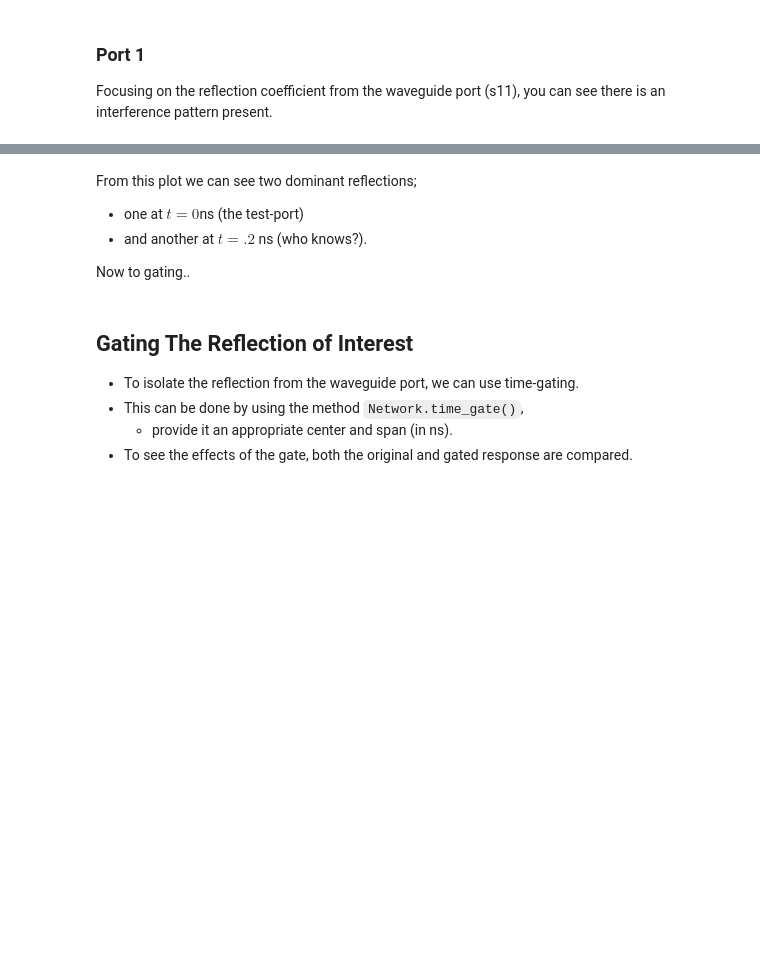
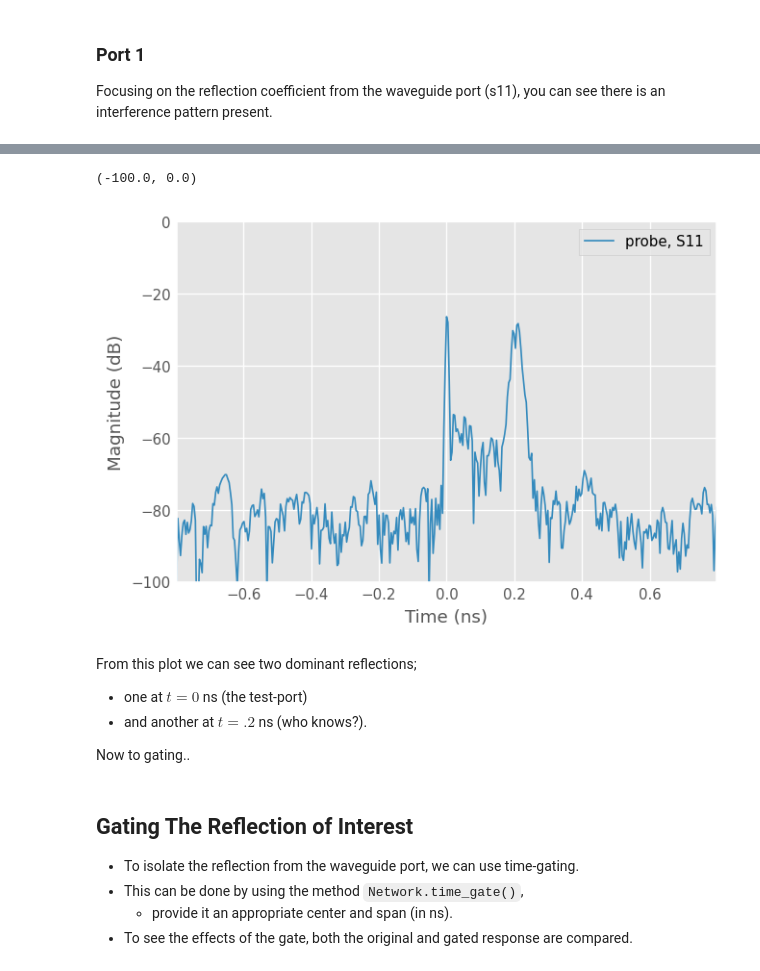
Before and after one commit to scikit-rf/scikit-rf_workshop, a Jupyter notebook: Short_Course/2-Time_Domain.ipynb, the cells around one changed output, grey strips where cells are left out. Drawn from its saved outputs; the diff is of its cells as text; code cells hidden in the pictures; blank space fills up the shorter version.

```diff
--- a/Short_Course/2-Time_Domain.ipynb
+++ b/Short_Course/2-Time_Domain.ipynb
@@ -88,7 +105,13 @@ fig
+# %%
+probe_s11.plot_s_db_time(0,0)
+ylim(-100,0)
+# %% [output]
+(-100.0, 0.0)
+[figure, added]
 # %% [markdown]
 From this plot we can see two dominant reflections;
 
-* one at $t=0$ns (the test-port)
+* one at $t=0$ ns (the test-port)
 * and another  at $t=.2$ ns (who knows?).
 
 Now to gating..
```
Also changed, not shown: parts of 21 cells of this notebook, 10 other files.
